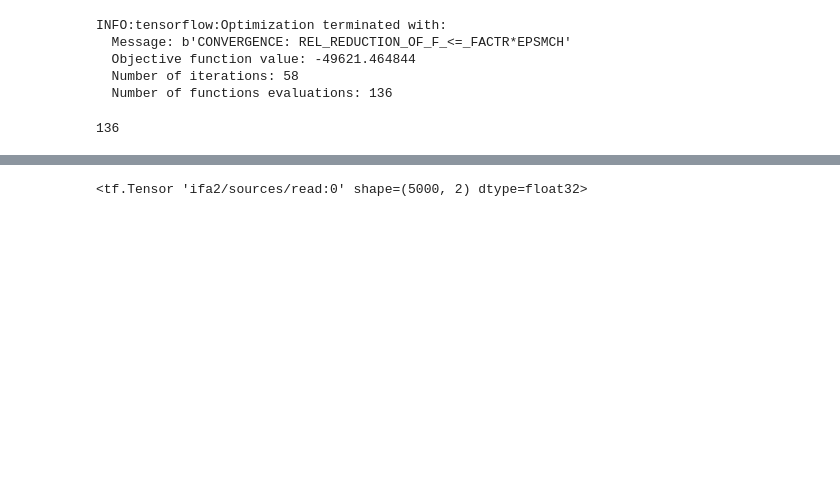
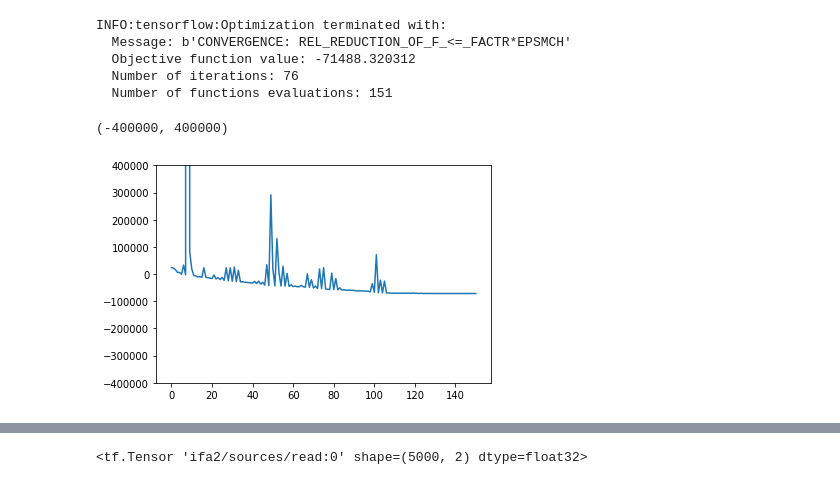
Before and after one commit to deoxyribose/FactOrCluster, a Jupyter notebook: notebooks/cifa_validation.ipynb, the cells around one changed output, grey strips where cells are left out. Drawn from its saved outputs; the diff is of its cells as text; code cells hidden in the pictures; blank space fills up the shorter version.

```diff
--- a/notebooks/cifa_validation.ipynb
+++ b/notebooks/cifa_validation.ipynb
@@ -43,38 +44,41 @@ generated = sess.run(ifa.tape)
 # %%
 fica = FastICA(n_components=n_sources).fit(generated['data']).mixing_.T
 #loss, train_op = ifa.adam_optimizer(data=generated['data'], learning_rate=0.005)
-loss, opt = ifa.bfgs_optimizer(data=generated['data'])
 init_ops = [tf.global_variables_initializer()]
 
 # Initialize in true parameters, as a sanity check
 true_parameters = dict(generated)
-#init_ops.append(ifa.assigner(**true_parameters))
+true_parameters.pop('data')
+init_ops.append(ifa.assigner(**true_parameters))
 
 # FastICA, large SNR, uniformish mixing weight initialization
-init_ops.append(tf.assign(ifa.unconstrained_variables['factor_loadings'], fica,name='initialize_directions'))
-init_ops.append(tf.assign(ifa.unconstrained_variables['mixture_component_var'], 10*generated['data'].var()*np.random.rand(n_sources,n_components_in_mixture),name='initialize_signal_variance'))
-init_ops.append(tf.assign(ifa.unconstrained_variables['data_var'], 1e-3*np.ones(ifa.unconstrained_variables['data_var'].shape),name='initialize_noise_variance'))
-init_ops.append(tf.assign(ifa.unconstrained_variables['mixture_weights'], np.ones(ifa.unconstrained_variables['mixture_weights'].shape)/n_components_in_mixture,name='initialize_noise_variance'))
+#init_ops.append(tf.assign(ifa.unconstrained_variables['factor_loadings'], fica,name='initialize_directions'))
+#init_ops.append(tf.assign(ifa.unconstrained_variables['mixture_component_var'], 10*generated['data'].var()*np.random.rand(n_sources,n_components_in_mixture),name='initialize_signal_variance'))
+#init_ops.append(tf.assign(ifa.unconstrained_variables['data_var'], 1e-3*np.ones(ifa.unconstrained_variables['data_var'].shape),name='initialize_noise_variance'))
+#init_ops.append(tf.assign(ifa.unconstrained_variables['mixture_weights'], np.ones(ifa.unconstrained_variables['mixture_weights'].shape)/n_components_in_mixture,name='initialize_noise_variance'))
 
 #initialized_parameters = sess.run(ifa.variables)
 #initialized_parameters.pop('sources')
 #train_nll_init = neg_log_lik(initialized_parameters,centeredIndependentFactorAnalysisTest,generated['data'])
 #sess.run(tf.assign(ifa.unconstrained_variables['sources'], 2*np.ones(ifa.variable_shapes['sources'])))
-def plot_stuff(estimated_parameters):
-    return plot_ifa_parameters_and_ppc(estimated_parameters, true_parameters, sess)
+loss, opt = ifa.bfgs_optimizer(data=generated['data'])
 accparams = []
-def accumulate_parameters(estimated_parameters):
+learning_curve = []
+def accumulate_parameters_and_loss(estimated_parameters, loss):
     accparams.append(estimated_parameters)
+    learning_curve.append(loss)
 sess.run([init_ops])
-opt.minimize(loss_callback=accumulate_parameters,fetches=[ifa.variables])
+opt.minimize(loss_callback=accumulate_parameters_and_loss,fetches=[ifa.variables, loss])
 #opt.minimize(loss_callback=plot_stuff,fetches=[ifa.variables])
 # %% [output]
 INFO:tensorflow:Optimization terminated with:
   Message: b'CONVERGENCE: REL_REDUCTION_OF_F_<=_FACTR*EPSMCH'
-  Objective function value: -49621.464844
-  Number of iterations: 58
-  Number of functions evaluations: 136
+  Objective function value: -71488.320312
+  Number of iterations: 76
+  Number of functions evaluations: 151
-# %%
-len(accparams)
-# %% [output]
-136
+# %%
+plt.plot(learning_curve)
+plt.ylim([-400000,400000])
+# %% [output]
+(-400000, 400000)
+[figure, added]
```
Also changed, not shown: parts of 11 cells of this notebook.
